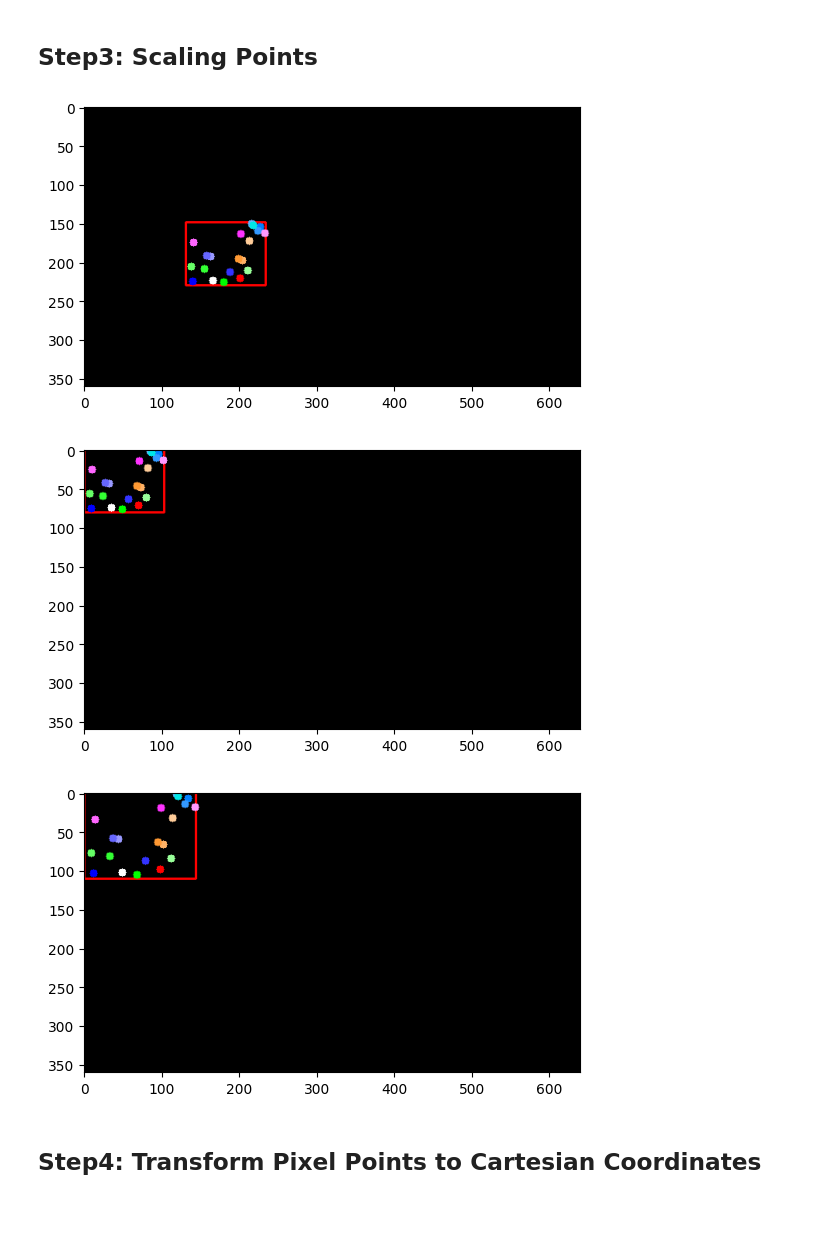
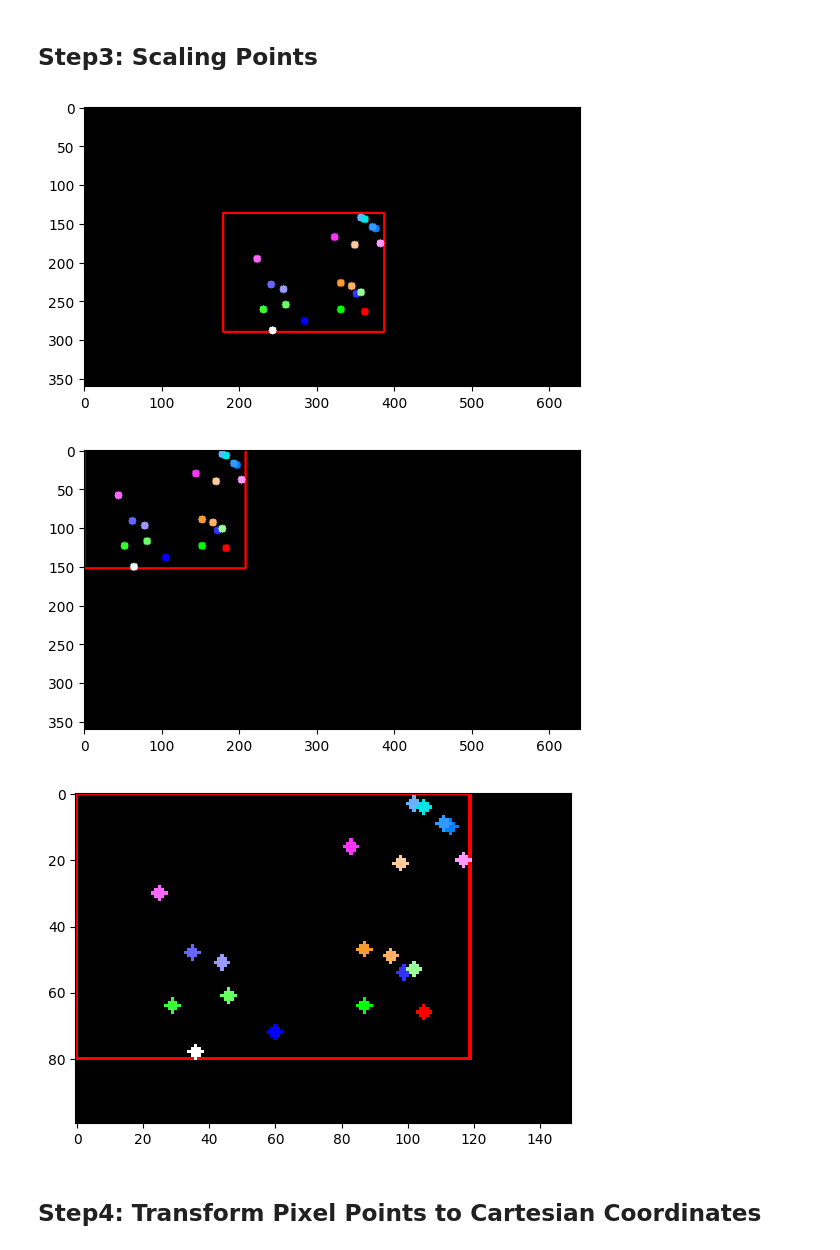
Before and after one commit to syedfaiqueali/Kaggle-Notebooks, a Jupyter notebook: horse-ride-time-series-analysis.ipynb, the cells around one changed output. Drawn from its saved outputs; the diff is of its cells as text; code cells hidden in the pictures; blank space fills up the shorter version.

```diff
--- a/horse-ride-time-series-analysis.ipynb
+++ b/horse-ride-time-series-analysis.ipynb
@@ -32,17 +32,17 @@ def plt_img(image, cmap="gray", flip_x_axis=False, flip_y_axis=False):
     plt.show()
 
 
-def plt_frame_points(df_row):
+def plt_frame_points(df_row, img_width=640, img_height=360, radius=5, thickness=2):
     test_row = df_row
     x_min, y_min, x_max, y_max = test_row.bbox
 
-    img = np.zeros((360, 640, 3), dtype=np.uint8)
-    cv2.rectangle(img, (x_min, y_min), (x_max, y_max), color=(255, 0, 0), thickness=2)
+    img = np.zeros((img_height, img_width, 3), dtype=np.uint8)
+    cv2.rectangle(img, (x_min, y_min), (x_max, y_max), color=(255, 0, 0), thickness=thickness)
 
     for col_name in test_row.index[2:-2]:
         r,g,b = parse_color(col_name)
         x, y = test_row[col_name] if test_row[col_name] else (0,0)
-        cv2.circle(img, (x, y), radius=5, color=(b,g,r), thickness=-1)
+        cv2.circle(img, (x, y), radius=radius, color=(b,g,r), thickness=-1)
 
     plt_img(img)
 
@@ -223,25 +223,37 @@ def get_scale_ratio(current_frame, largest_frame):
         scale_ratio_height = scale_ratio_width * (current_height / current_width)  # Maintain aspect ratio
 
     return scale_ratio_width, scale_ratio_height
+
+
+
+def get_fixed_scale_ratio(current_width, current_height, target_width: int = 120, target_height: int = 80):
+    # Calculate scale ratios for width and height
+    width_ratio = target_width / current_width if current_width != 0 else 1
+    height_ratio = target_height / current_height if current_height != 0 else 1
+
+    return width_ratio, height_ratio
 # %%
-largest_width = df.loc[df['width'].idxmax()]["width"]
-largest_height = df.loc[df['height'].idxmax()]["height"]
+# largest_width = df.loc[df['width'].idxmax()]["width"]
+# largest_height = df.loc[df['height'].idxmax()]["height"]
 
 # Step 1: Make a copy for 'scaled_df'
 scaled_df = shifted_df.copy()
 
-# Step 2: Loop through each row and perform the shifting operations
+# Step 2: Loop through each row and perform the scaling operations
 for idx, test_row in scaled_df.iterrows():
+    x_min, y_min, x_max, y_max = test_row.bbox
 
     # Step3: Calculate the scale ratio
-    current_width = int(test_row["width"])
-    current_height = int(test_row["height"])
-    ratio_width, ratio_height = get_scale_ratio((current_width, current_height), (largest_width, largest_height))
+    current_width = x_max
+    current_height = y_max
+
+    ratio_width, ratio_height = get_fixed_scale_ratio(current_width, current_height)
+    # ratio_width, ratio_height = get_scale_ratio((current_width, current_height), (largest_width, largest_height))
+
     scaled_df.at[idx, 'width'] = int(current_width * ratio_width)
     scaled_df.at[idx, 'height'] = int(current_height * ratio_height)
 
     # Step4: Update bbox values
-    x_min, y_min, x_max, y_max = test_row.bbox
     new_x_min = int(x_min * ratio_width)
     new_y_min = int(y_min * ratio_height)
     new_x_max = int(x_max * ratio_width)
@@ -256,14 +268,14 @@ for idx, test_row in scaled_df.iterrows():
             updated_x, updated_y = (int(x * ratio_width), int(y * ratio_height))
             scaled_df.at[idx, col_name] = (updated_x, updated_y)
 # %%
-idx = 1
+idx = -40
 plt_frame_points(df.iloc[idx])
 plt_frame_points(shifted_df.iloc[idx])
-plt_frame_points(scaled_df.iloc[idx])
+plt_frame_points(scaled_df.iloc[idx], img_width=150, img_height=100, radius=2, thickness=1)
 # %% [output]
-[figure, old version]
+[figure, new version]
-[figure, old version]
+[figure, new version]
-[figure, old version]
+[figure, new version]
 # %% [markdown]
 ## Step4: Transform Pixel Points to Cartesian Coordinates
 # %%
```
Also changed, not shown: parts of 3 cells of this notebook.
